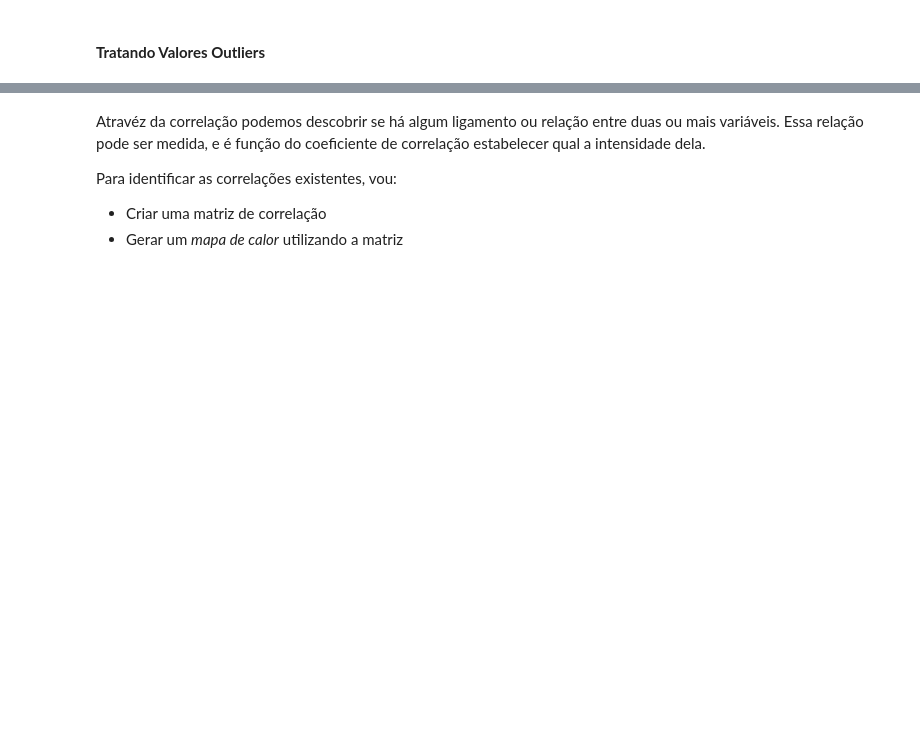
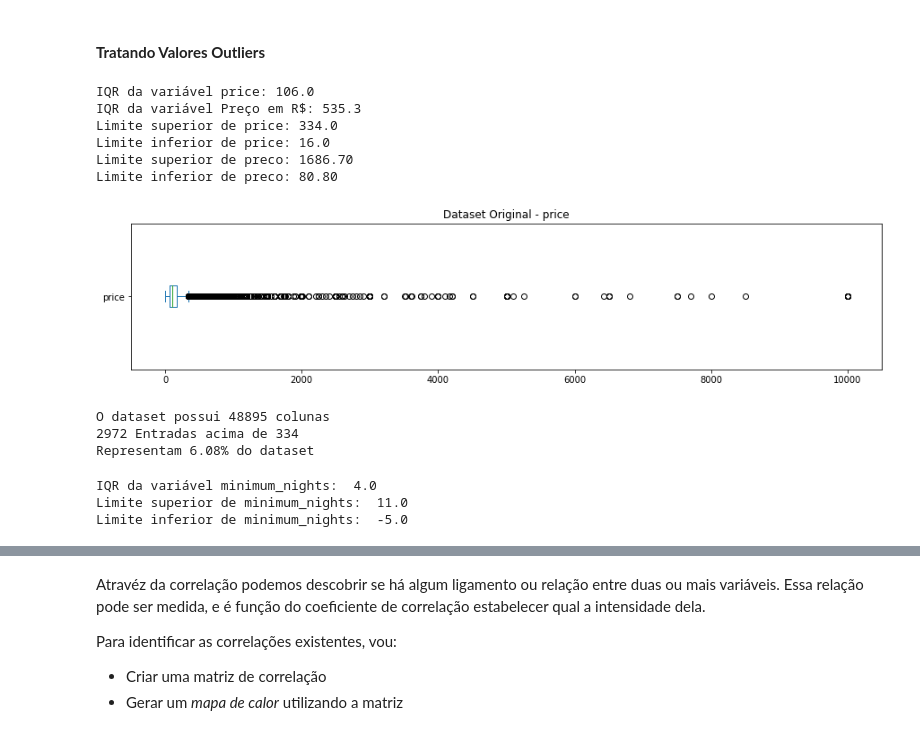
Before and after one commit to ferreiramar96/Analise-Dos-Dados-Airbnb-NYC, a Jupyter notebook: Análise_Dos_Dados_Airbnb_NYC.ipynb, the cells around one changed output, grey strips where cells are left out. Drawn from its saved outputs; the diff is of its cells as text; code cells hidden in the pictures; blank space fills up the shorter version.

```diff
--- a/Análise_Dos_Dados_Airbnb_NYC.ipynb
+++ b/Análise_Dos_Dados_Airbnb_NYC.ipynb
@@ -218,2 +200,62 @@ Valores acima de 30:
 # %% [markdown]
 #### **Tratando Valores Outliers**
+# %%
+#Identificando os outliers para a variavel price e Preço em R$
+q1_price = df['price'].quantile(.25)
+q3_price = df['price'].quantile(.75)
+IQR_price = q3_price - q1_price
+print(f"IQR da variável price: {IQR_price}")
+
+q1_preco = df['Preço em R$'].quantile(.25)
+q3_preco = df['Preço em R$'].quantile(.75)
+IQR_preco = q3_preco - q1_preco
+print(f"IQR da variável Preço em R$: {IQR_preco}")
+
+#Definindo os limites
+sup_price = q3_price + 1.5 * IQR_price
+inf_price = q3_price - 1.5 * IQR_price
+print(f"Limite superior de price: {sup_price}")
+print(f"Limite inferior de price: {inf_price}")
+
+sup_preco = q3_preco + 1.5 * IQR_preco
+inf_preco = q3_preco - 1.5 * IQR_preco
+print(f"Limite superior de preco: {sup_preco:.2f}")
+print(f"Limite inferior de preco: {inf_preco:.2f}")
+# %% [output]
+IQR da variável price: 106.0
+IQR da variável Preço em R$: 535.3
+Limite superior de price: 334.0
+Limite inferior de price: 16.0
+Limite superior de preco: 1686.70
+Limite inferior de preco: 80.80
+# %%
+# verificando o conjunto original
+fig, ax = plt.subplots(figsize=(15,3))
+df['price'].plot(kind='box', vert=False);
+ax.set_title('Dataset Original - price')
+plt.show()
+print("O dataset possui {} colunas".format(df.shape[0]))
+print("{} Entradas acima de 334".format(len(df[df['price'] > 334])))
+print("Representam {:.2f}% do dataset".format((len(df[df['price'] > 334]) / df.shape[0])*100))
+# %% [output]
+[figure, added]
+O dataset possui 48895 colunas
+2972 Entradas acima de 334
+Representam 6.08% do dataset
+# %%
+# identificando os outliers para a variável minimum_nights
+q1_minimum_nights = df.minimum_nights.quantile(.25)
+q3_minimum_nights = df.minimum_nights.quantile(.75)
+IQR_minimum_nights = q3_minimum_nights - q1_minimum_nights
+print('IQR da variável minimum_nights: ', IQR_minimum_nights)
+
+# definindo os limites
+sup_minimum_nights = q3_minimum_nights + 1.5 * IQR_minimum_nights
+inf_minimum_nights = q1_minimum_nights - 1.5 * IQR_minimum_nights
+
+print('Limite superior de minimum_nights: ', sup_minimum_nights)
+print('Limite inferior de minimum_nights: ', inf_minimum_nights)
+# %% [output]
+IQR da variável minimum_nights:  4.0
+Limite superior de minimum_nights:  11.0
+Limite inferior de minimum_nights:  -5.0
```
Also changed, not shown: parts of 28 cells of this notebook.
